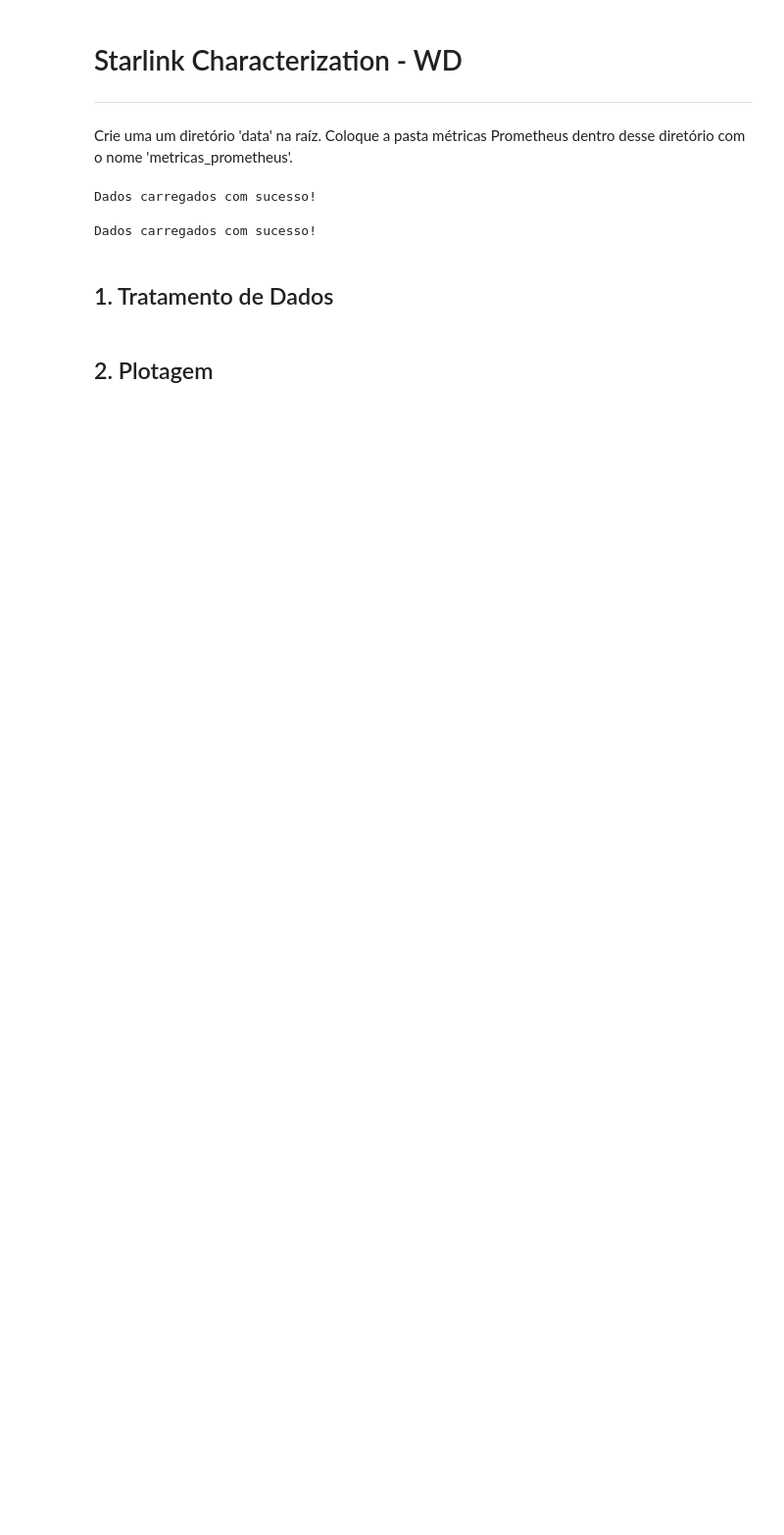
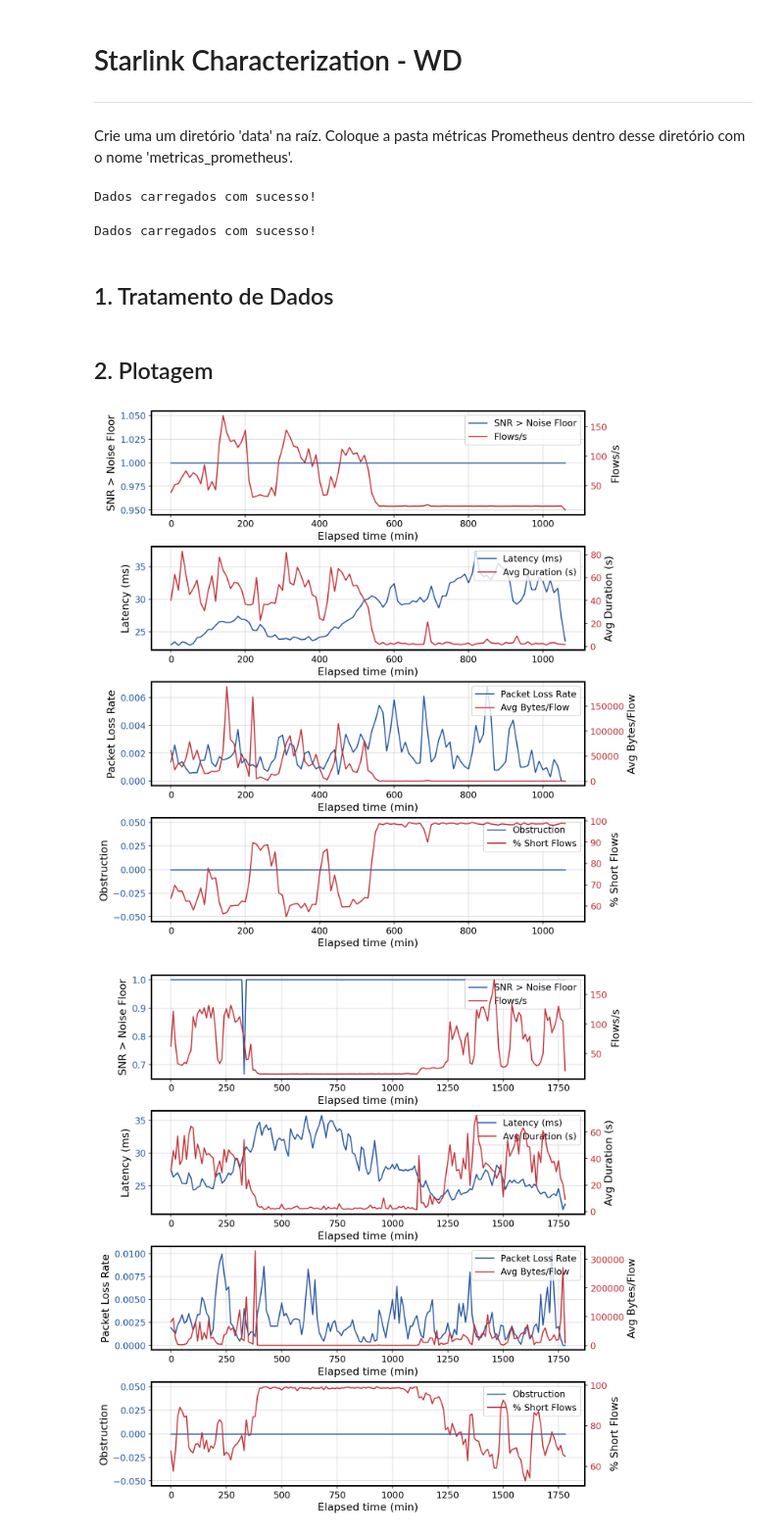
Before and after one commit to rcardo-araujo/starlink-wd, a Jupyter notebook: notebooks/starlink_analysis.ipynb, the cells around one changed output. Shown at 98% size. Saved outputs shown, nothing was run; the diff lists cells and outputs as text; code cells hidden in the pictures; blank space fills up the shorter version.

```diff
--- a/notebooks/starlink_analysis.ipynb
+++ b/notebooks/starlink_analysis.ipynb
@@ -92,11 +93,14 @@ from src.plot_utils import (
 )
 # %%
-# for df in [df_sl_pre_agg, df_fc_pre_agg, df_sl_post_agg, df_fc_post_agg]:
-#     if df.index.tz is not None:
-#         df.index = df.index.tz_localize(None)
+for df in [df_sl_pre_agg, df_fc_pre_agg, df_sl_post_agg, df_fc_post_agg]:
+    if df.index.tz is not None:
+        df.index = df.index.tz_localize(None)
 
-# plot_correlation_series(df_sl_pre_agg, df_fc_pre_agg, DIR_OUT / 'time_series_pre_gap')
-# plot_correlation_series(df_sl_post_agg, df_fc_post_agg, DIR_OUT / 'time_series_post_gap')
+plot_correlation_series(df_sl_pre_agg, df_fc_pre_agg, DIR_OUT / 'time_series_pre_gap')
+plot_correlation_series(df_sl_post_agg, df_fc_post_agg, DIR_OUT / 'time_series_post_gap')
+# %% [output]
+[figure, added]
+[figure, added]
 # %%
 df_sl_agg = pd.concat([df_sl_pre_agg, df_sl_post_agg])
 df_fc_agg = pd.concat([df_fc_pre_agg, df_fc_post_agg])
```
Also changed, not shown: parts of 3 cells of this notebook, 19 other files.
